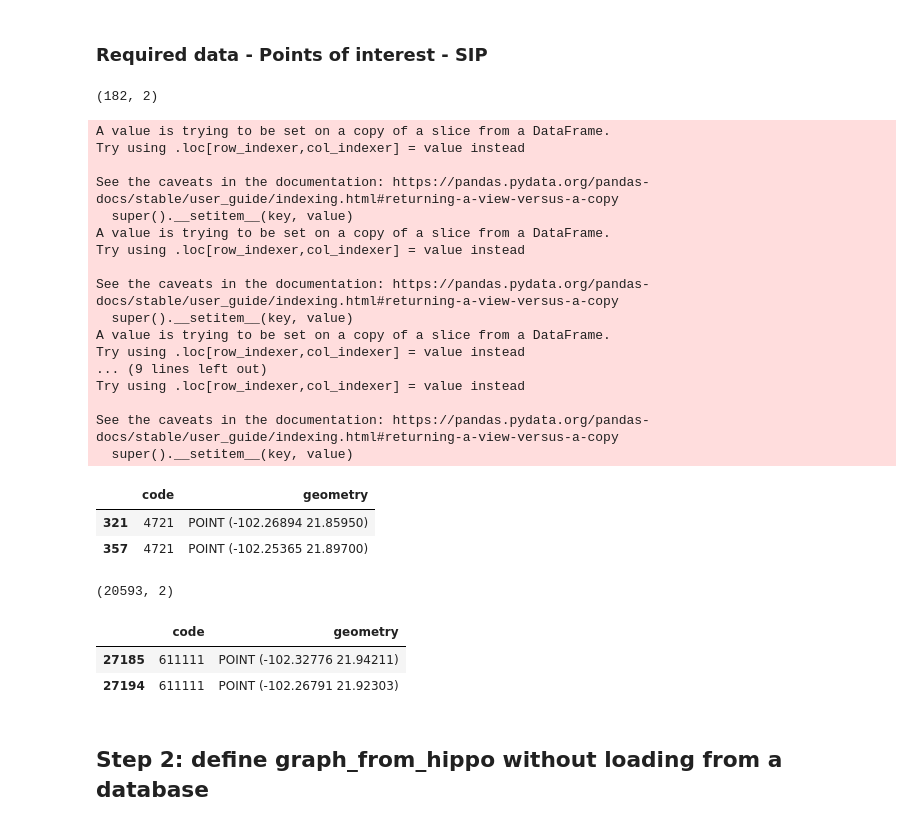
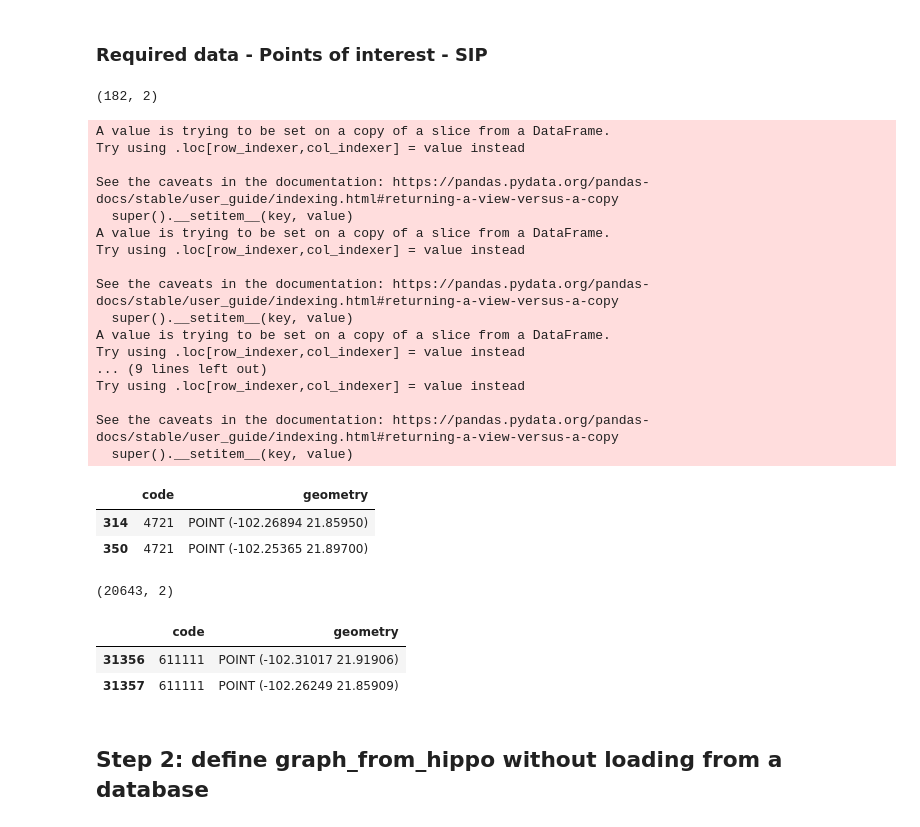
Before and after one commit to Observatorio-Ciudades/accesibilidad-urbana, a Jupyter notebook: notebooks/proximity_analysis_latam/prox_loading_osmnx 2 [Script 01_denue_to_nodes].ipynb, the cells around one changed output. Drawn from its saved outputs; the diff is of its cells as text; code cells hidden in the pictures.

```diff
--- a/notebooks/proximity_analysis_latam/prox_loading_osmnx 2 [Script 01_denue_to_nodes].ipynb
+++ b/notebooks/proximity_analysis_latam/prox_loading_osmnx 2 [Script 01_denue_to_nodes].ipynb
@@ -103,7 +103,7 @@ poly_wkt = aoi.dissolve().geometry.to_wkt()[0]
 ### Required data - Points of interest - DENUE
 # %%
 # Creates query to download DENUE from the metropolitan area or capital
-query = f"SELECT * FROM denue.denue_2022 WHERE ST_Intersects(geometry, \'SRID=4326;{poly_wkt}\')"
+query = f"SELECT * FROM denue.denue_2020 WHERE ST_Intersects(geometry, \'SRID=4326;{poly_wkt}\')"
 denue = aup.gdf_from_query(query, geometry_col='geometry')
 
 denue = denue[['codigo_act', 'geometry']]
@@ -198,10 +199,10 @@ sip_amenities = {'GEOGRAFICO':['Mercado','Plaza'],
                  'TIPO':['Cancha','Unidad Deportiva','Parque']}
 
 sip_amenities_codes = {'Mercado':4721,
-                       'Plaza':9321,
-                       'Cancha':9311,
-                       'Unidad Deportiva':9311,
-                       'Parque':9321}
+                       'Cancha':93110,
+                       'Unidad Deportiva':93111,
+                       'Parque':9321,
+                       'Plaza':9321}
 
 # Iterate over sip_amenities and filter sip gdf
 sip_pois = gpd.GeoDataFrame()
@@ -242,19 +243,25 @@ Try using .loc[row_indexer,col_indexer] = value instead
 See the caveats in the documentation: https://pandas.pydata.org/pandas-docs/stable/user_guide/indexing.html#returning-a-view-versus-a-copy
   super().__setitem__(key, value)
 |  | code | geometry |
-| 321 | 4721 | POINT (-102.26894 21.85950) |
-| 357 | 4721 | POINT (-102.25365 21.89700) |
+| 314 | 4721 | POINT (-102.26894 21.85950) |
+| 350 | 4721 | POINT (-102.25365 21.89700) |
 # %%
 pois = pd.concat([denue_pois,clues_pois,sip_pois])
+
+# Saves space in disk if instructed
+if save_space:
+    del denue_pois
+    del clues_pois
+    del sip_pois
 
 # Show
 print(pois.shape)
 pois.head(2)
 # %% [output]
-(20593, 2)
+(20643, 2)
 |  | code | geometry |
-| 27185 | 611111 | POINT (-102.32776 21.94211) |
-| 27194 | 611111 | POINT (-102.26791 21.92303) |
+| 31356 | 611111 | POINT (-102.31017 21.91906) |
+| 31357 | 611111 | POINT (-102.26249 21.85909) |
 # %% [markdown]
 ## Step 2: define graph_from_hippo without loading from a database
 # %% [markdown]
```
Also changed, not shown: parts of 4 cells of this notebook, 1 other file.
